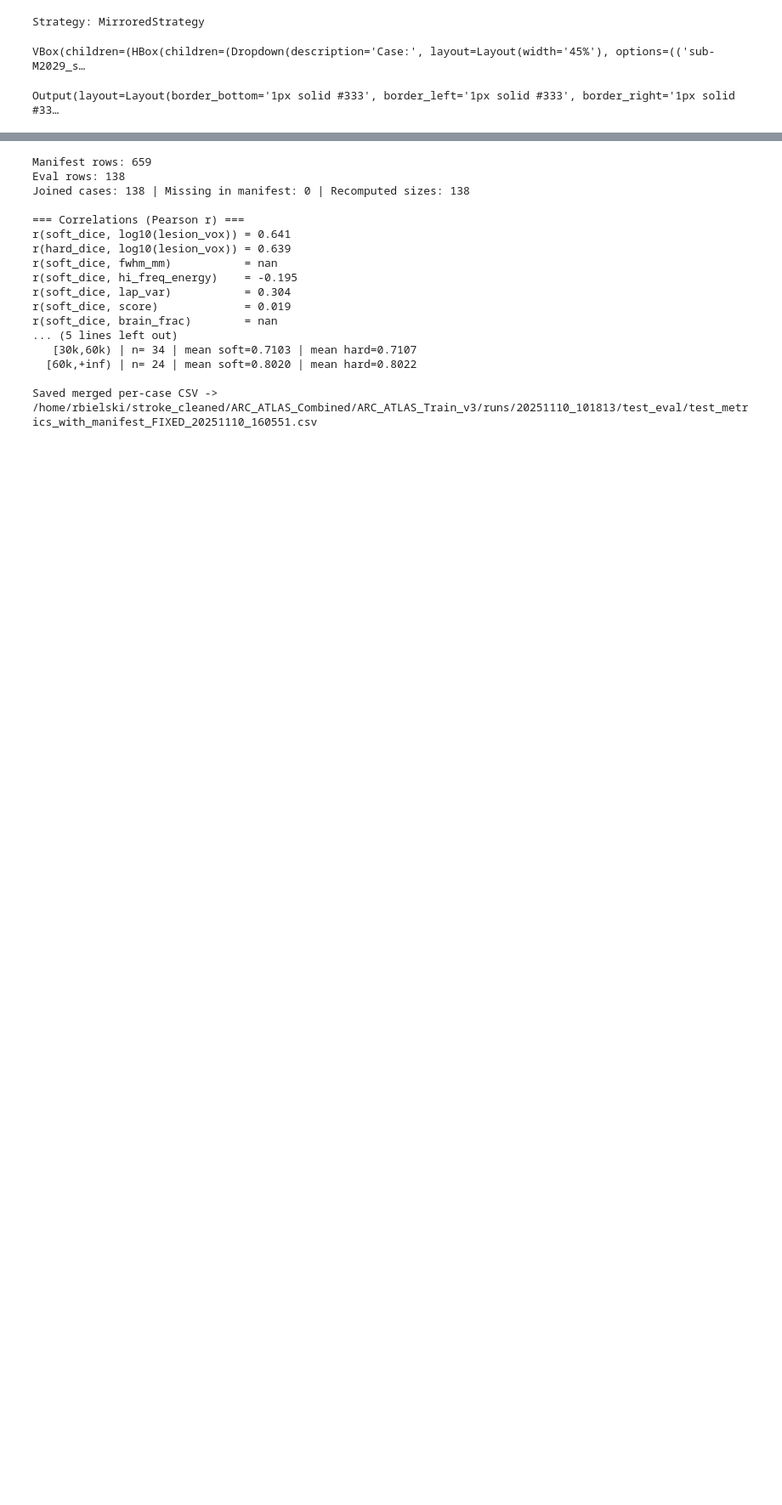
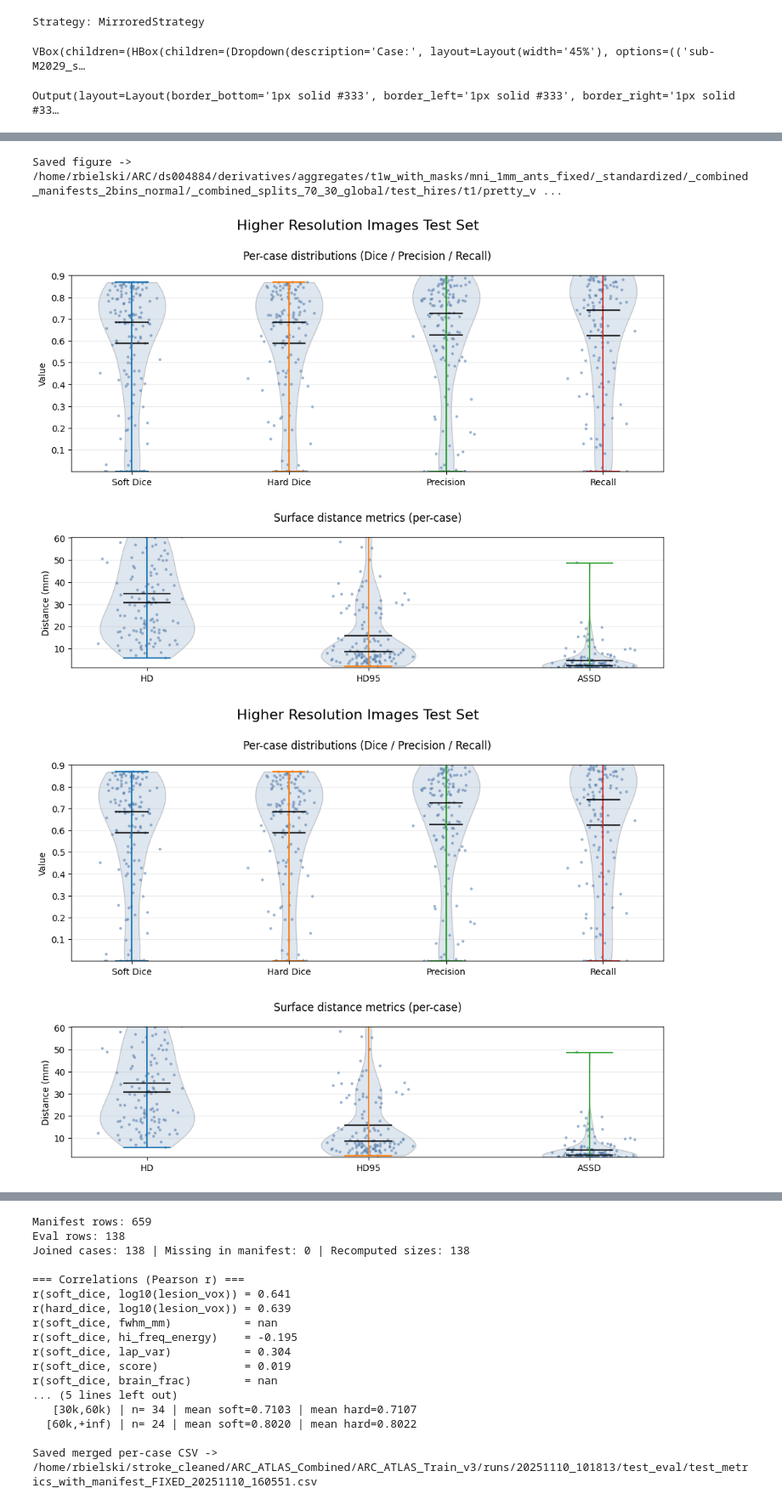
Before and after one commit to the-brAIn-lab/Lesion_Mapping, a Jupyter notebook: ARC_ATLAS_Combined/ARC_ATLAS_Train_v3/ARC_ATLAS_Test_v3_HiRes.ipynb, the cells around one changed output, grey strips where cells are left out. Shown at 85% size. Drawn from its saved outputs; the diff is of its cells as text; code cells hidden in the pictures; blank space fills up the shorter version.

```diff
--- a/ARC_ATLAS_Combined/ARC_ATLAS_Train_v3/ARC_ATLAS_Test_v3_HiRes.ipynb
+++ b/ARC_ATLAS_Combined/ARC_ATLAS_Train_v3/ARC_ATLAS_Test_v3_HiRes.ipynb
@@ -476,0 +1151,10 @@ Output(layout=Layout(border_bottom='1px solid #333', border_left='1px solid #333
+# %%
+pretty_violins_from_datasets(
+    datasets,
+    title="Higher Resolution Images Test Set",
+    distance_units="mm"   # change if you evaluated in voxels
+)
+# %% [output]
+Saved figure -> /home/rbielski/ARC/ds004884/derivatives/aggregates/t1w_with_masks/mni_1mm_ants_fixed/_standardized/_combined_manifests_2bins_normal/_combined_splits_70_30_global/test_hires/t1/pretty_v ...
+[figure, added]
+[figure, added]
```
Also changed, not shown: parts of 6 cells of this notebook, 59 other files.
